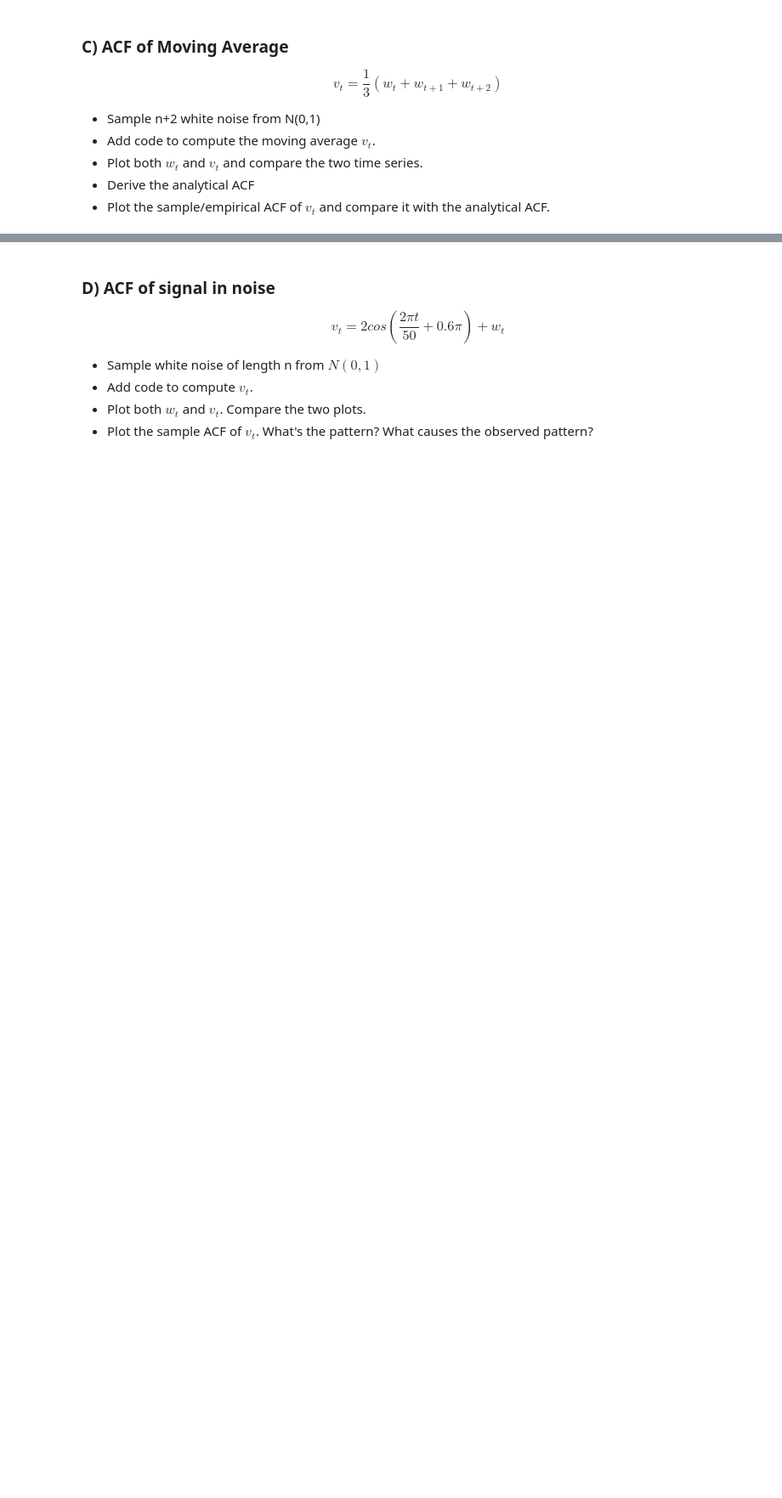
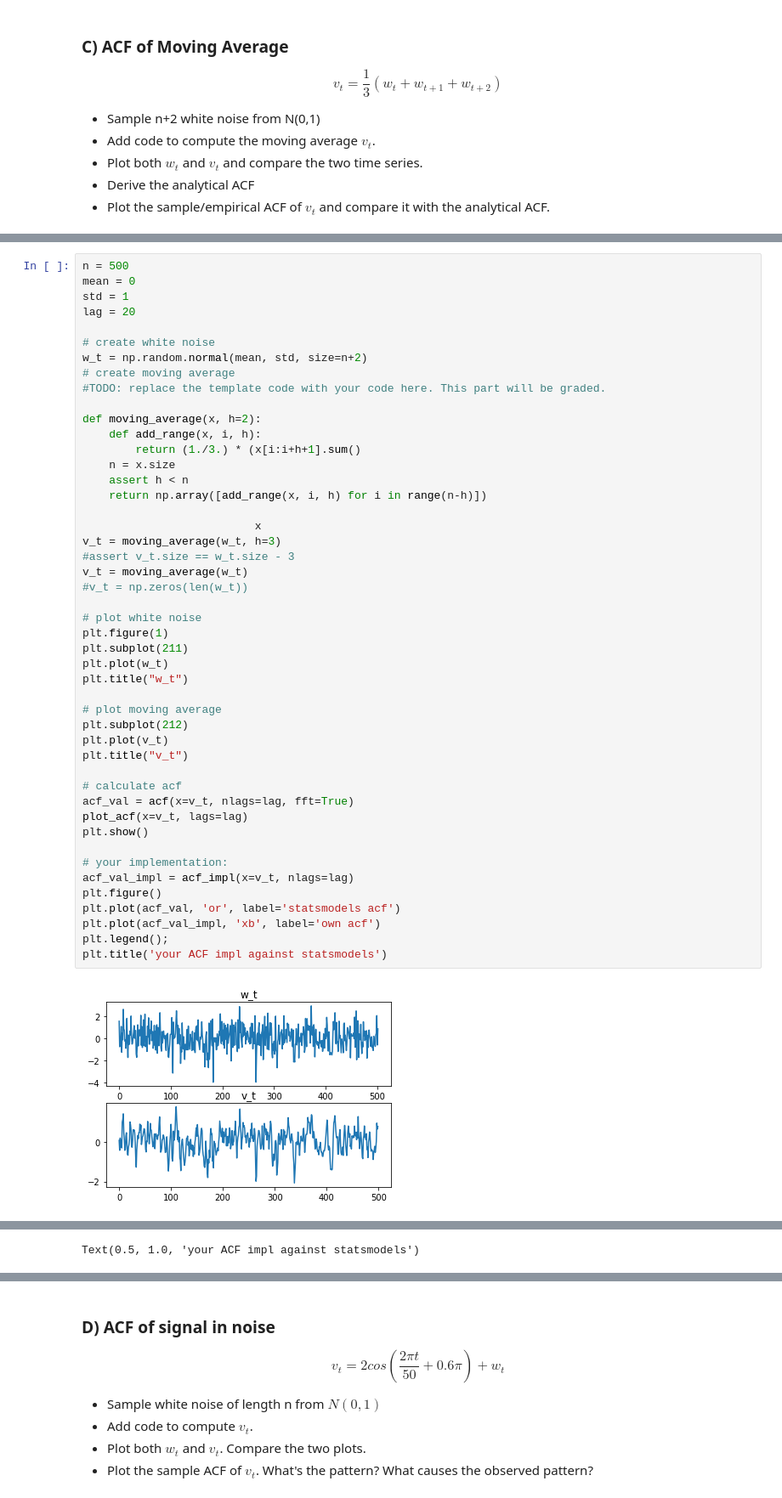
Before and after one commit to ygrepo/Time-Series, a Jupyter notebook: labs/week2/Yves_lab_week2_student.ipynb, the cells around one changed output, grey strips where cells are left out. Shown at 85% size. Saved outputs shown, nothing was run; the diff lists cells and outputs as text; blank space fills up the shorter version.

```diff
--- a/labs/week2/Yves_lab_week2_student.ipynb
+++ b/labs/week2/Yves_lab_week2_student.ipynb
@@ -152,0 +153,49 @@ Text(0.5, 1.0, 'your ACF impl against statsmodels')
+# %%
+n = 500
+mean = 0
+std = 1
+lag = 20
+
+# create white noise
+w_t = np.random.normal(mean, std, size=n+2)
+# create moving average
+#TODO: replace the template code with your code here. This part will be graded.
+
+def moving_average(x, h=2):
+    def add_range(x, i, h):
+        return (1./3.) * (x[i:i+h+1].sum()
+    n = x.size
+    assert h < n
+    return np.array([add_range(x, i, h) for i in range(n-h)])
+
+                          x
+v_t = moving_average(w_t, h=3)
+#assert v_t.size == w_t.size - 3
+v_t = moving_average(w_t)
+#v_t = np.zeros(len(w_t))
+
+# plot white noise
+plt.figure(1)
+plt.subplot(211)
+plt.plot(w_t)
+plt.title("w_t")
+
+# plot moving average
+plt.subplot(212)
+plt.plot(v_t)
+plt.title("v_t")
+
+# calculate acf
+acf_val = acf(x=v_t, nlags=lag, fft=True)
+plot_acf(x=v_t, lags=lag)
+plt.show()
+
+# your implementation:
+acf_val_impl = acf_impl(x=v_t, nlags=lag)
+plt.figure()
+plt.plot(acf_val, 'or', label='statsmodels acf')
+plt.plot(acf_val_impl, 'xb', label='own acf')
+plt.legend();
+plt.title('your ACF impl against statsmodels')
+# %% [output]
+[figure, added]
@@ -152,0 +203 @@ Text(0.5, 1.0, 'your ACF impl against statsmodels')
+Text(0.5, 1.0, 'your ACF impl against statsmodels')
```
Also changed, not shown: parts of 3 cells of this notebook, 5 other files.
